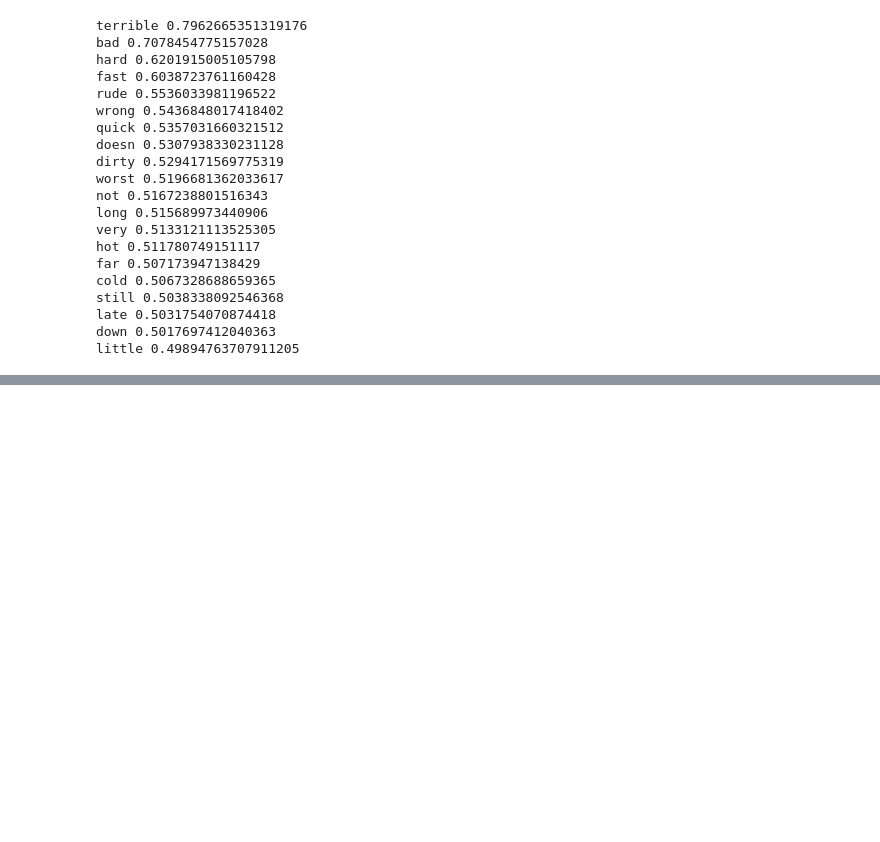
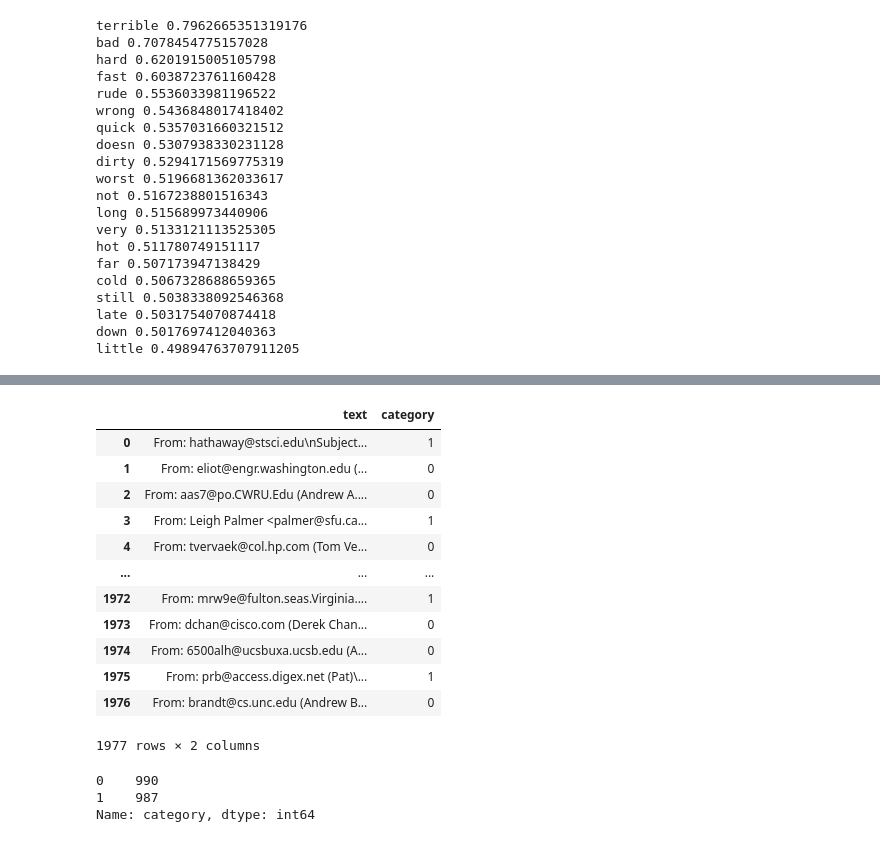
Before and after one commit to adalves-ufabc/2023.Q1-PLN, a Jupyter notebook: Aula 17/2023_Q1_PLN_Notebook_11.ipynb, the cells around one changed output, grey strips where cells are left out. Cells and saved outputs as stored; diff of their text form; code cells hidden in the pictures; blank space fills up the shorter version.

```diff
--- a/Aula 17/2023_Q1_PLN_Notebook_11.ipynb
+++ b/Aula 17/2023_Q1_PLN_Notebook_11.ipynb
@@ -313,0 +345,36 @@ little 0.49894763707911205
+# %%
+from sklearn.datasets import fetch_20newsgroups
+import pandas as pd
+
+# lista das categorias que queremos manter
+categories = ['sci.space', 'rec.autos']
+
+# carregar apenas os dados dessas categorias
+newsgroups_data = fetch_20newsgroups(subset='all', categories=categories, shuffle=True, random_state=42)
+
+# transformar em um dataframe do pandas
+df = pd.DataFrame({'text': newsgroups_data.data, 'category': newsgroups_data.target})
+
+df
+# %% [output]
+|  | text | category |
+| 0 | From: hathaway@stsci.edu\nSubject... | 1 |
+| 1 | From: eliot@engr.washington.edu (... | 0 |
+| 2 | From: aas7@po.CWRU.Edu (Andrew A.... | 0 |
+| 3 | From: Leigh Palmer <palmer@sfu.ca... | 1 |
+| 4 | From: tvervaek@col.hp.com (Tom Ve... | 0 |
+| ... | ... | ... |
+| 1972 | From: mrw9e@fulton.seas.Virginia.... | 1 |
+| 1973 | From: dchan@cisco.com (Derek Chan... | 0 |
+| 1974 | From: 6500alh@ucsbuxa.ucsb.edu (A... | 0 |
+| 1975 | From: prb@access.digex.net (Pat)\... | 1 |
+| 1976 | From: brandt@cs.unc.edu (Andrew B... | 0 |
+1977 rows × 2 columns
+# %%
+# contar o número de textos para cada categoria
+contagem_idades = df['category'].value_counts()
+print(contagem_idades)
+# %% [output]
+0    990
+1    987
+Name: category, dtype: int64
```
Also changed, not shown: parts of 20 cells of this notebook, 1 other file.
